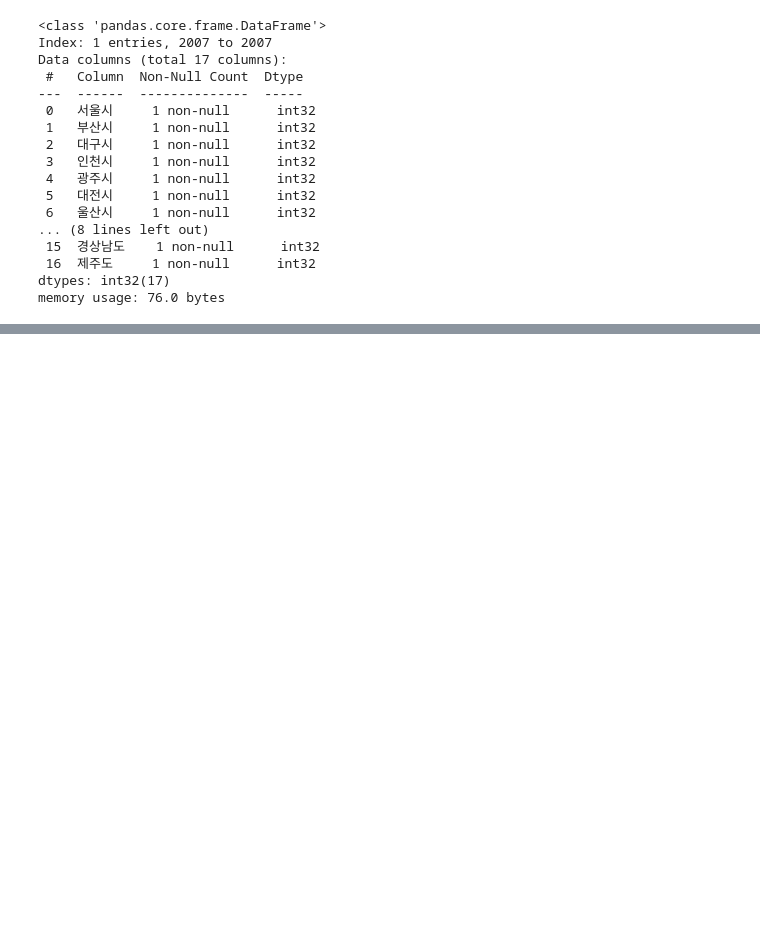
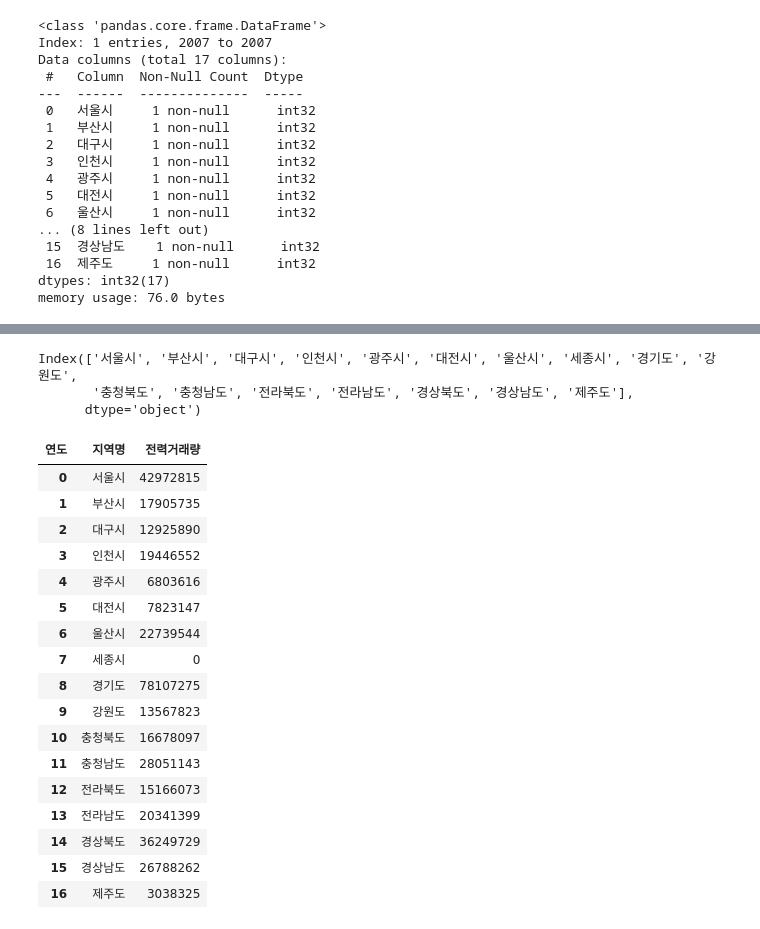
Before and after one commit to yunsunghwan1/KEPCO_sprint_3, a Jupyter notebook: chang_yong8/electroniccon.ipynb, the cells around one changed output, grey strips where cells are left out. Cells and saved outputs as stored; diff of their text form; code cells hidden in the pictures; blank space fills up the shorter version.

```diff
--- a/chang_yong8/electroniccon.ipynb
+++ b/chang_yong8/electroniccon.ipynb
@@ -302,0 +317,2 @@ SyntaxError: invalid syntax (608970547.py, line 2)
+# %%
+locconelec_2007_df.rename(columns={2007:'전력거래량'}, inplace=True)
@@ -303,3 +340,34 @@ SyntaxError: invalid syntax (608970547.py, line 2)
+# %%
+locconelec_2007_df.index
+# %% [output]
+Index(['서울시', '부산시', '대구시', '인천시', '광주시', '대전시', '울산시', '세종시', '경기도', '강원도',
+       '충청북도', '충청남도', '전라북도', '전라남도', '경상북도', '경상남도', '제주도'],
+      dtype='object')
+# %%
+locconelec_2007_df = locconelec_2007_df.reset_index()
+# %%
+locconelec_2007_df = locconelec_2007_df.rename(columns={'index': '지역명'})
+# %%
+locconelec_2007_df
+# %% [output]
+| 연도 | 지역명 | 전력거래량 |
+| 0 | 서울시 | 42972815 |
+| 1 | 부산시 | 17905735 |
+| 2 | 대구시 | 12925890 |
+| 3 | 인천시 | 19446552 |
+| 4 | 광주시 | 6803616 |
+| 5 | 대전시 | 7823147 |
+| 6 | 울산시 | 22739544 |
+| 7 | 세종시 | 0 |
+| 8 | 경기도 | 78107275 |
+| 9 | 강원도 | 13567823 |
+| 10 | 충청북도 | 16678097 |
+| 11 | 충청남도 | 28051143 |
+| 12 | 전라북도 | 15166073 |
+| 13 | 전라남도 | 20341399 |
+| 14 | 경상북도 | 36249729 |
+| 15 | 경상남도 | 26788262 |
+| 16 | 제주도 | 3038325 |
 # %%
 columns = ['서울시', '부산시', '대구시', '인천시', '광주시', '대전시', '울산시', '세종시',
            '경기도', '강원도', '충청북도', '충청남도', '전라북도', '전라남도', '경상북도', '경상남도', '제주도'], # DataFrame의 어떤 columns을 넣을지
```
Also changed, not shown: parts of 6 cells of this notebook.
